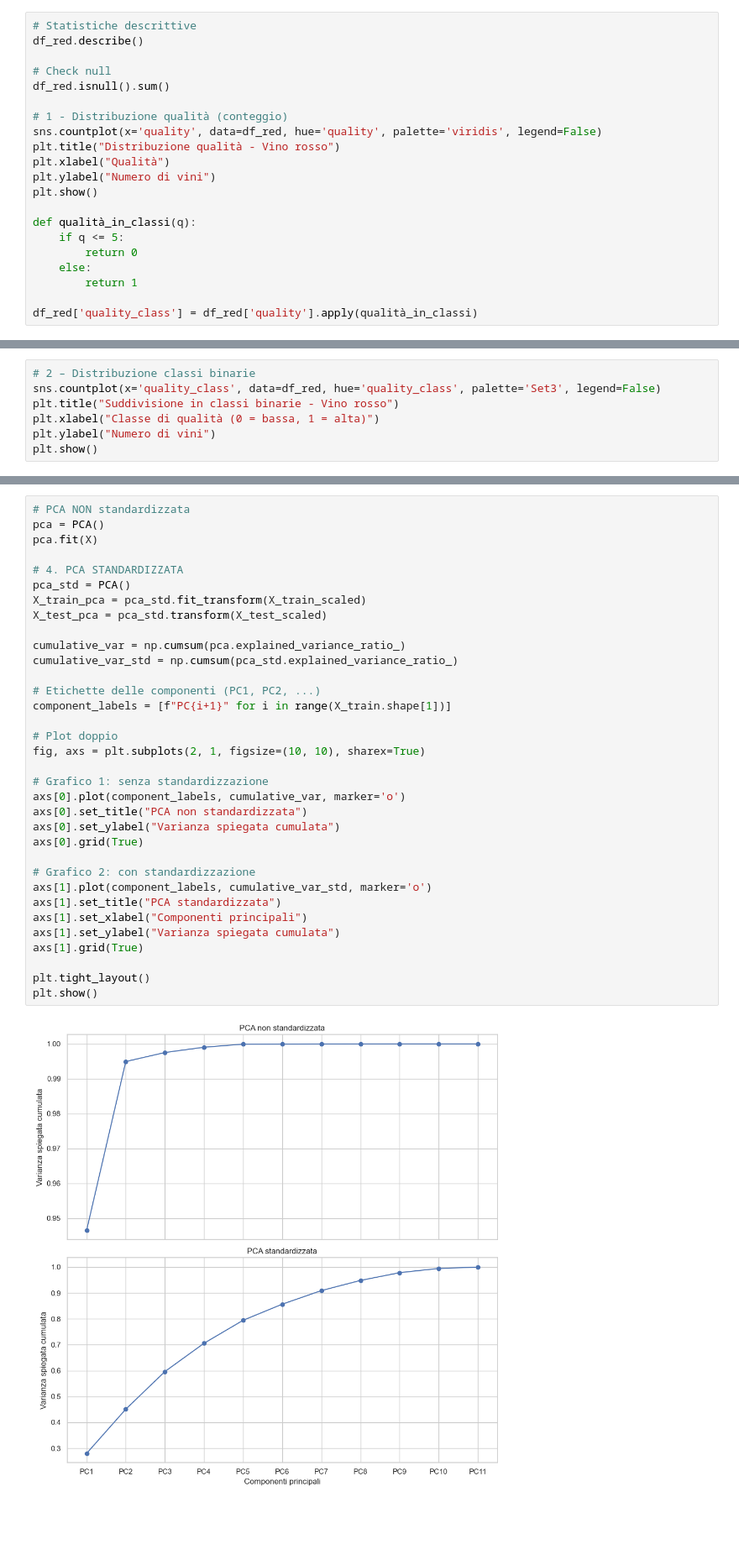
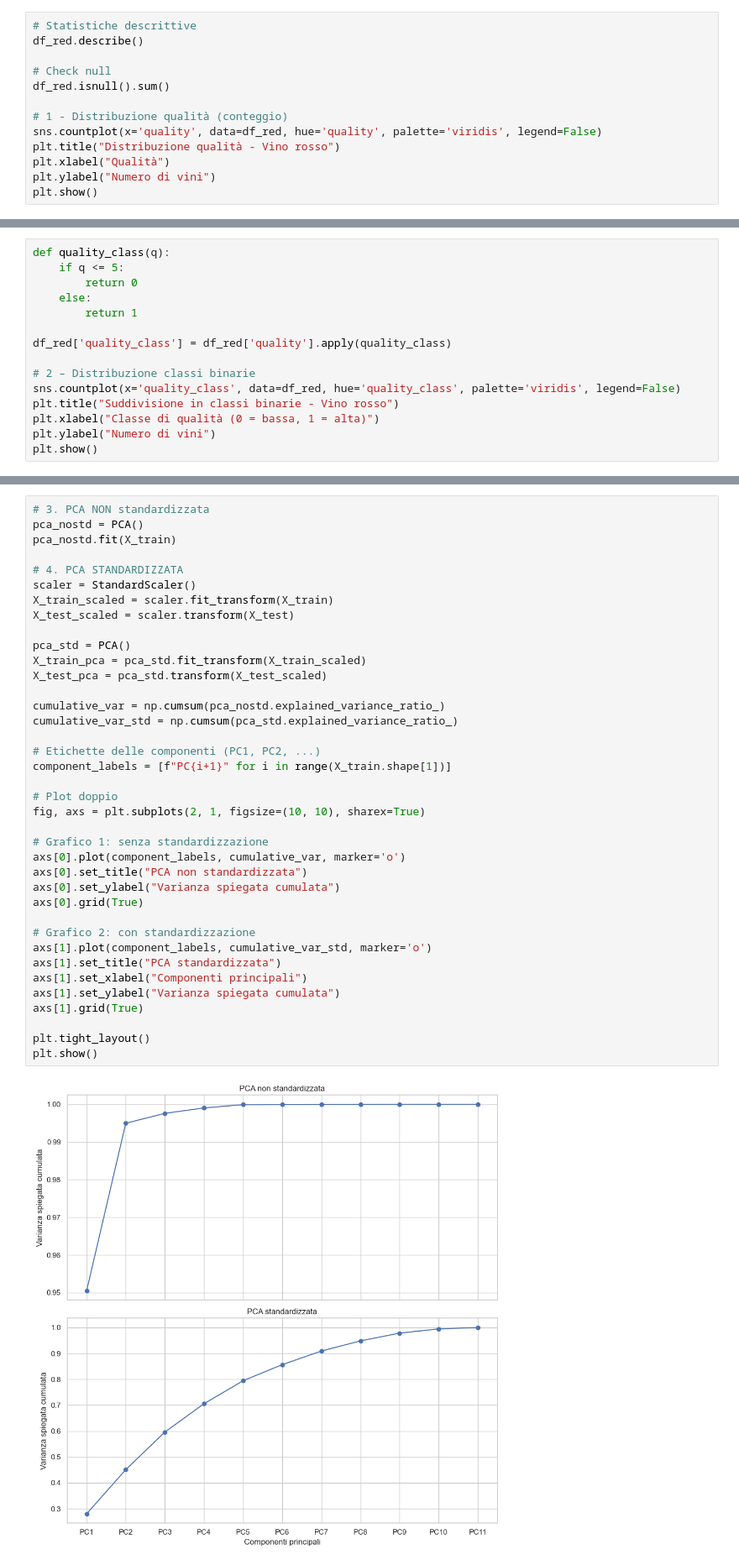
Before and after one commit to frameleee/progetto-MIA, a Jupyter notebook: notebooks/eda.ipynb, the cells around one changed output, grey strips where cells are left out. Shown at 84% size. Drawn from its saved outputs; the diff is of its cells as text; blank space fills up the shorter version.

```diff
--- a/notebooks/eda.ipynb
+++ b/notebooks/eda.ipynb
@@ -122,19 +108,19 @@ plt.title("Distribuzione qualità - Vino rosso")
 plt.xlabel("Qualità")
 plt.ylabel("Numero di vini")
 plt.show()
-
-def qualità_in_classi(q):
-    if q <= 5:
-        return 0
-    else:
-        return 1
-
-df_red['quality_class'] = df_red['quality'].apply(qualità_in_classi)
 # %% [output]
 [figure]
 # %%
+def quality_class(q):
+    if q <= 5:
+        return 0
+    else:
+        return 1
+
+df_red['quality_class'] = df_red['quality'].apply(quality_class)
+
 # 2 – Distribuzione classi binarie
-sns.countplot(x='quality_class', data=df_red, hue='quality_class', palette='Set3', legend=False)
+sns.countplot(x='quality_class', data=df_red, hue='quality_class', palette='viridis', legend=False)
 plt.title("Suddivisione in classi binarie - Vino rosso")
 plt.xlabel("Classe di qualità (0 = bassa, 1 = alta)")
 plt.ylabel("Numero di vini")
@@ -186,37 +167,41 @@ X_test_scaled = scaler.transform(X_test)
 # %%
-# PCA NON standardizzata
-pca = PCA()
-pca.fit(X)
+# 3. PCA NON standardizzata
+pca_nostd = PCA()
+pca_nostd.fit(X_train)
 
 # 4. PCA STANDARDIZZATA
+scaler = StandardScaler()
+X_train_scaled = scaler.fit_transform(X_train)
+X_test_scaled = scaler.transform(X_test)
+
 pca_std = PCA()
 X_train_pca = pca_std.fit_transform(X_train_scaled)
 X_test_pca = pca_std.transform(X_test_scaled)
 
-cumulative_var = np.cumsum(pca.explained_variance_ratio_)
+cumulative_var = np.cumsum(pca_nostd.explained_variance_ratio_)
 cumulative_var_std = np.cumsum(pca_std.explained_variance_ratio_)
 
 # Etichette delle componenti (PC1, PC2, ...)
 component_labels = [f"PC{i+1}" for i in range(X_train.shape[1])]
 
 # Plot doppio
 fig, axs = plt.subplots(2, 1, figsize=(10, 10), sharex=True)
 
 # Grafico 1: senza standardizzazione
 axs[0].plot(component_labels, cumulative_var, marker='o')
 axs[0].set_title("PCA non standardizzata")
 axs[0].set_ylabel("Varianza spiegata cumulata")
 axs[0].grid(True)
 
 # Grafico 2: con standardizzazione
 axs[1].plot(component_labels, cumulative_var_std, marker='o')
 axs[1].set_title("PCA standardizzata")
 axs[1].set_xlabel("Componenti principali")
 axs[1].set_ylabel("Varianza spiegata cumulata")
 axs[1].grid(True)
 
 plt.tight_layout()
 plt.show()
 # %% [output]
-[figure, old version]
+[figure, new version]
 # %%
```
Also changed, not shown: parts of 10 cells of this notebook, 1 other file.
